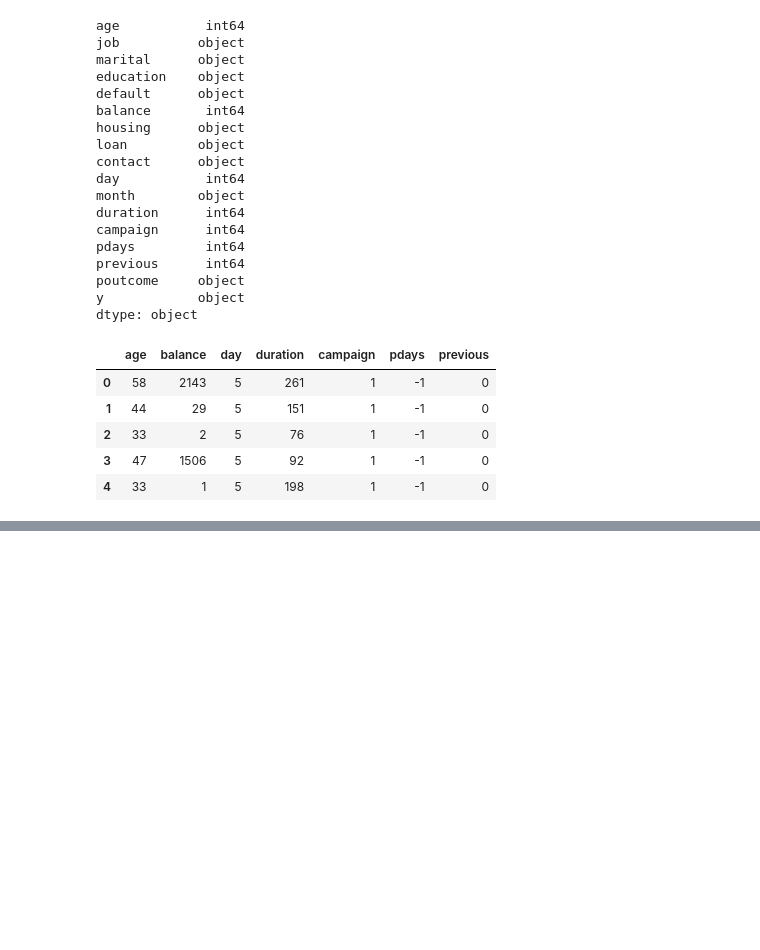
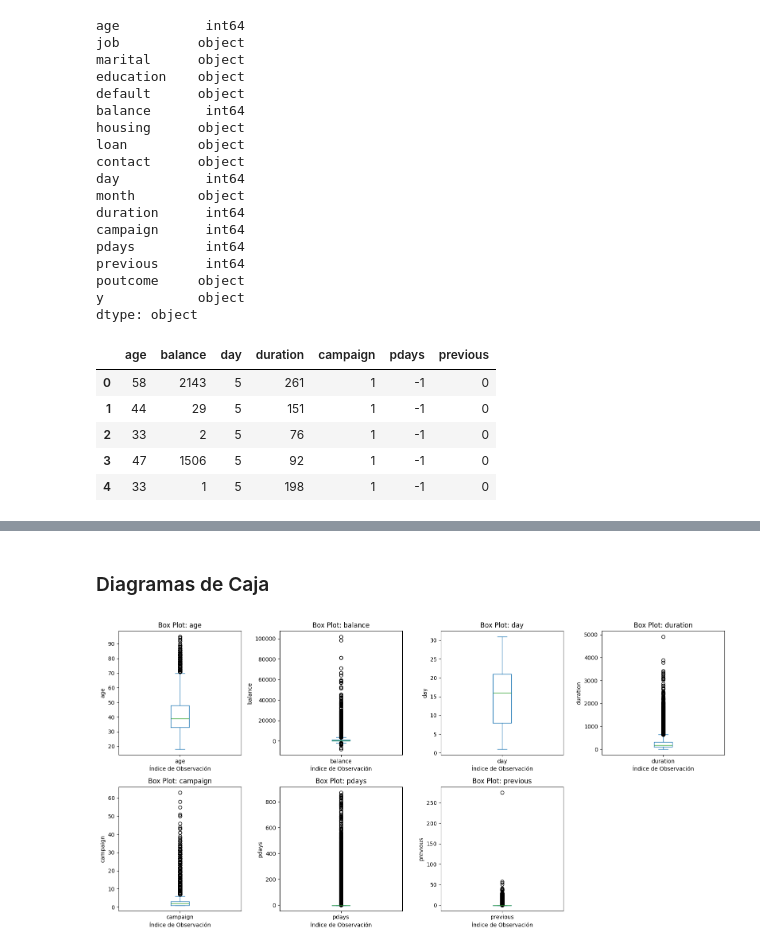
Before and after one commit to jerussi123/Proyectos, a Jupyter notebook: proyecto_2/Exploracion/Soporte_Exploracion.ipynb, the cells around one changed output, grey strips where cells are left out. Drawn from its saved outputs; the diff is of its cells as text; code cells hidden in the pictures; blank space fills up the shorter version.

Commit message:
Exploración variables numéricas

```diff
--- a/proyecto_2/Exploracion/Soporte_Exploracion.ipynb
+++ b/proyecto_2/Exploracion/Soporte_Exploracion.ipynb
@@ -88,0 +101,24 @@ df_numerico.head()
+# %% [markdown]
+### Diagramas de Caja
+# %%
+# Crear figura y ejes
+fig, axes = plt.subplots(nrows=2, ncols=4, figsize=(16, 8))
+
+# Aplanar los ejes para iterar fácilmente
+axes = axes.flatten()
+
+# Recorrer las columnas numéricas y generar el boxplot en el subplot correspondiente
+for i, column in enumerate(df_numerico.columns):
+    df_numerico[column].plot(kind='box', ax=axes[i])
+    axes[i].set_title(f'Box Plot: {column}')
+    axes[i].set_xlabel('Índice de Observación')
+    axes[i].set_ylabel(column)
+
+# Ocultar el octavo gráfico (el sobrante)
+fig.delaxes(axes[-1])
+
+# Ajustar diseño para que no se sobrepongan las etiquetas
+plt.tight_layout()
+plt.show()
+# %% [output]
+[figure, added]
```
Also changed, not shown: parts of 9 cells of this notebook.
